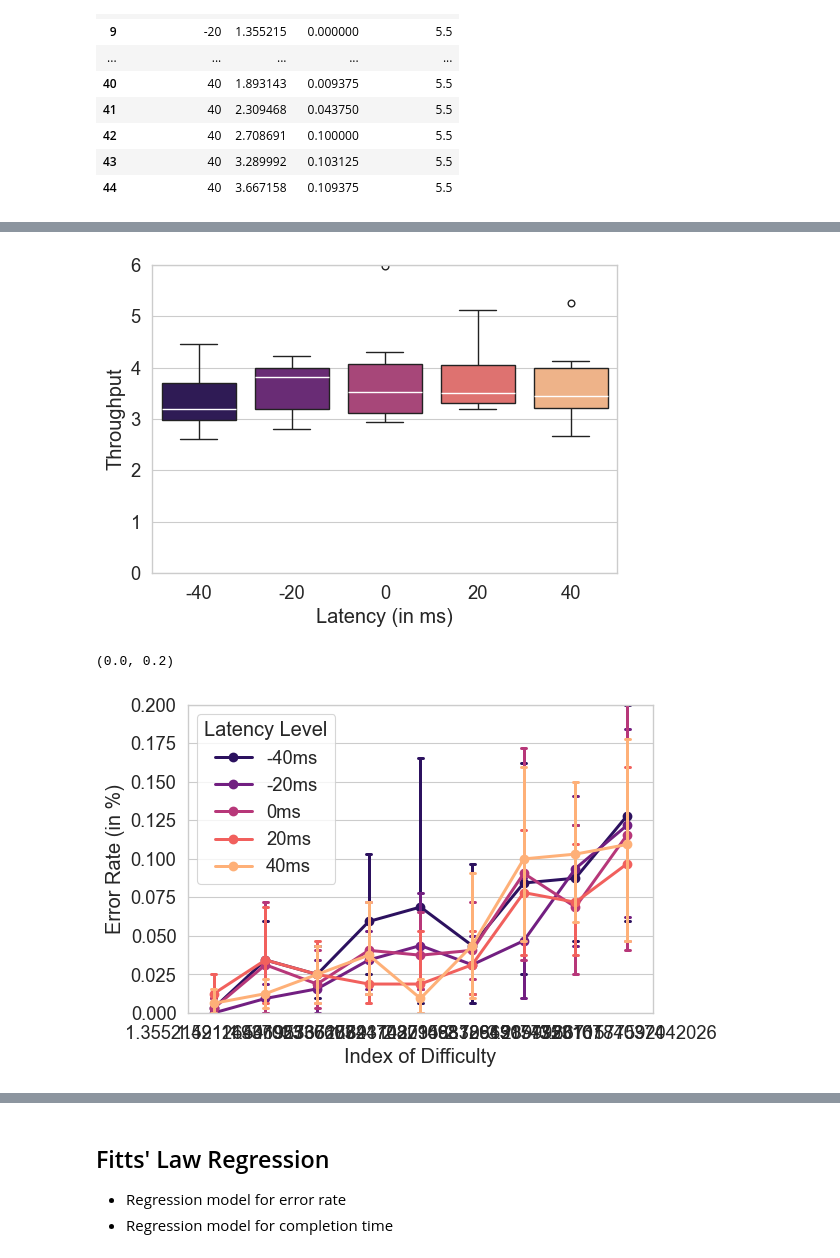
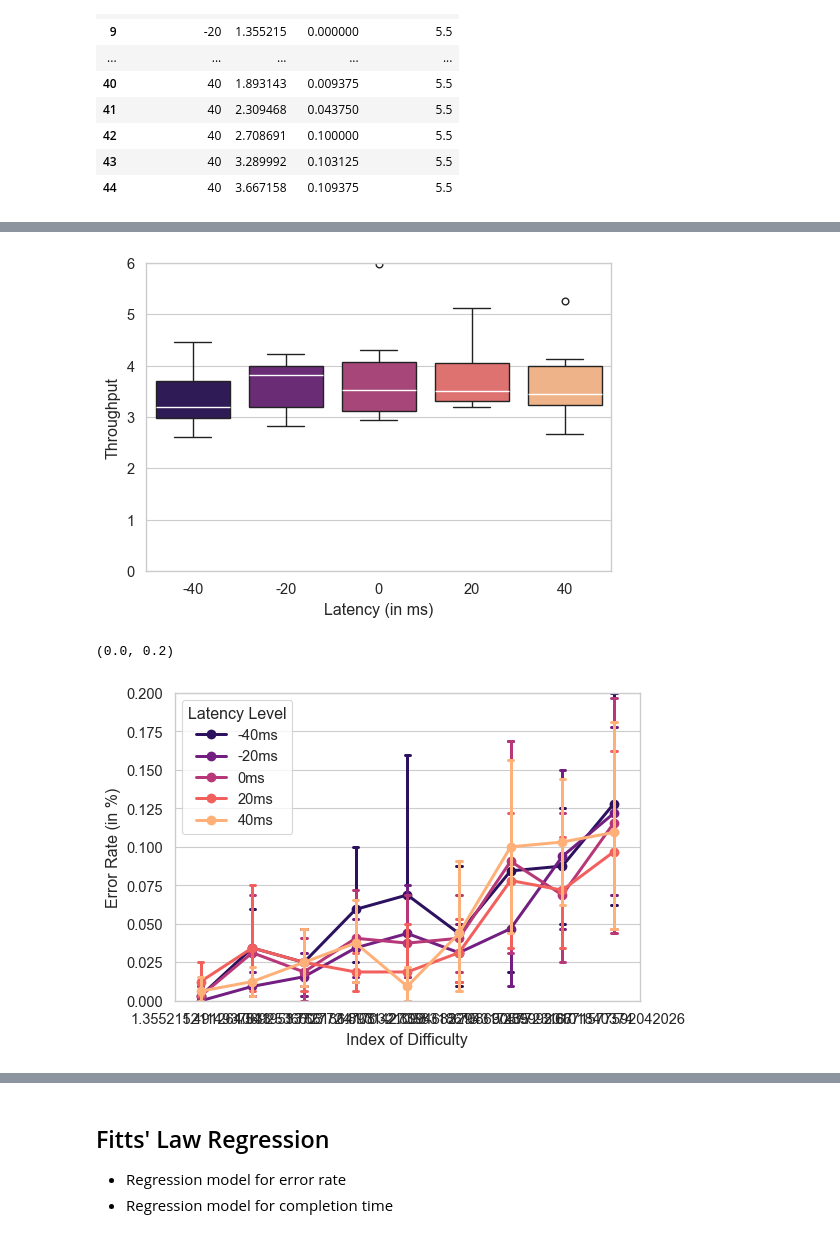
Before and after one commit to lucawoik/SpeedyMouseEvaluation, a Jupyter notebook: descriptive_analysis.ipynb, the cells around one changed output, grey strips where cells are left out. Drawn from its saved outputs; the diff is of its cells as text; code cells hidden in the pictures.

Commit message:
final plots

```diff
--- a/descriptive_analysis.ipynb
+++ b/descriptive_analysis.ipynb
@@ -378,7 +378,7 @@ error_df.groupby(
 | 43 | 40 | 3.289992 | 0.103125 | 5.5 |
 | 44 | 40 | 3.667158 | 0.109375 | 5.5 |
 # %%
-sns.set_theme(style="whitegrid", font_scale=1.5, context="paper")
+sns.set_theme(style="whitegrid", font_scale=1.2, context="paper")
 palette = sns.color_palette("magma", 5)
 sns.set_palette(palette)
 fig2 = plt.figure(figsize=(6, 4))
@@ -423,5 +423,5 @@ plt.savefig('figures/boxplot_error_rate.png', bbox_inches='tight')
 # %%
-sns.set_theme(style="whitegrid", font_scale=1.5, context="paper")
+sns.set_theme(style="whitegrid", font_scale=1.2, context="paper")
 palette = sns.color_palette("magma", 5)
 sns.set_palette(palette)
 fig2 = plt.figure(figsize=(6, 4))
@@ -466,5 +466,5 @@ plt.savefig('figures/boxplot_completion_time.png', bbox_inches='tight')
 # %%
-sns.set_theme(style="whitegrid", font_scale=1.5, context="paper")
+sns.set_theme(style="whitegrid", font_scale=1.2, context="paper")
 palette = sns.color_palette("magma", 5)
 sns.set_palette(palette)
 fig2 = plt.figure(figsize=(6, 4))
@@ -505,46 +505,36 @@ ax.set_ylim(0, 6)
 plt.savefig('figures/boxplot_throughput.pdf', bbox_inches='tight')
 plt.savefig('figures/boxplot_throughput.png', bbox_inches='tight')
 # %% [output]
-[figure, old version]
+[figure, new version]
 # %%
-sns.set_theme(style="whitegrid", font_scale=1.5, context="paper")
+sns.set_theme(style="whitegrid", font_scale=1.2, context="paper")
 palette = sns.color_palette("magma", 5)
 sns.set_palette(palette)
 fig2 = plt.figure(figsize=(6, 4))
 ax = plt.gca()
 
-
-# sns.lineplot(
-#     data=error_df.groupby(
-#         ["participant_id", "level_of_latency", "IDe"], as_index=False
-#     ).mean(),
-#     x="IDe",
-#     y="error_rate",
-#     hue="level_of_latency",
-#     palette=palette
-# )
 
 sns.pointplot(
     data=error_df.groupby(
         ["participant_id", "level_of_latency", "IDe"], as_index=False
     ).mean(),
     x="IDe",
     y="error_rate",
     hue="level_of_latency",
     palette=palette,
     capsize=.1
 )
 
 ax.set_xlabel("Index of Difficulty")
 ax.set_ylabel("Error Rate (in %)")
 
 handles, labels = ax.get_legend_handles_labels()
 labels = ["-40ms", "-20ms", "0ms", "20ms", "40ms"]
 ax.legend(title="Latency Level", handles=handles, labels=labels)
 
 
 ax.set_ylim(0, 0.20)
 # plt.savefig('figures/boxplot_error_rate.pdf', bbox_inches='tight')
 # %% [output]
 (0.0, 0.2)
-[figure, old version]
+[figure, new version]
```
Also changed, not shown: parts of 18 cells of this notebook, 1 other file.
